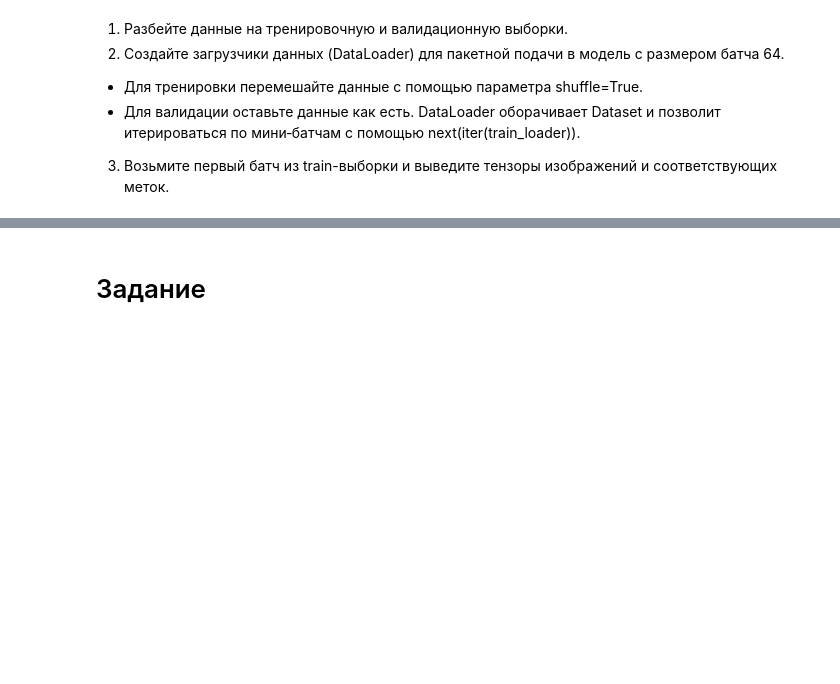
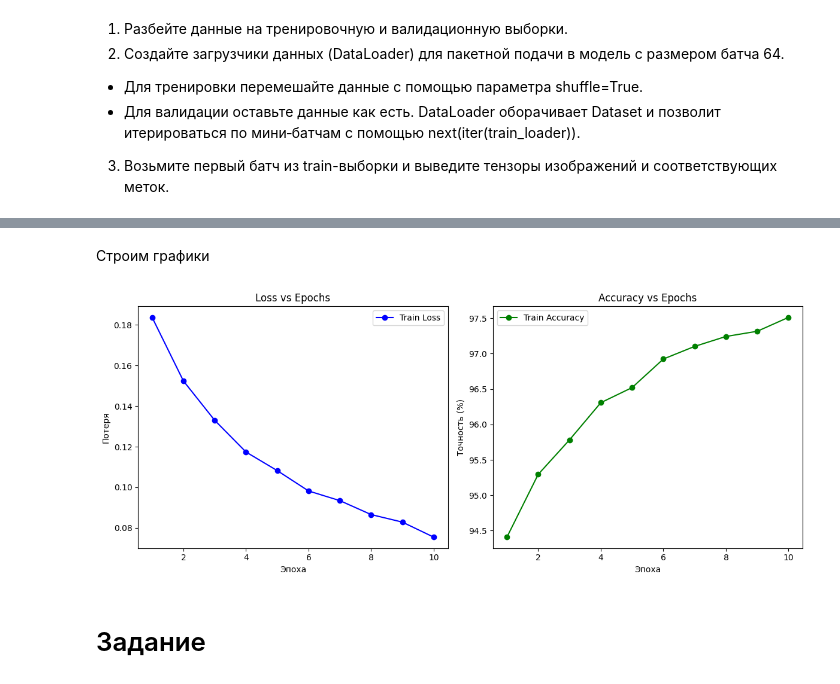
Before and after one commit to umashka/dle-sprint-1, a Jupyter notebook: MLP-MNIST.ipynb, the cells around one changed output, grey strips where cells are left out. Saved outputs shown, nothing was run; the diff lists cells and outputs as text; code cells hidden in the pictures; blank space fills up the shorter version.

Commit message:
Обучение MLP: функция потерь, цикл обучения

```diff
--- a/MLP-MNIST.ipynb
+++ b/MLP-MNIST.ipynb
@@ -141,0 +536,15 @@ labels.shape: torch.Size([64])
+# %%
+# Инициализируем модель
+model = AdvancedMNISTMLPList()
+
+
+# Загружаем данные MNIST (тренировочный и тестовый набор)
+transform = transforms.Compose([transforms.ToTensor()])
+train_dataset = datasets.MNIST(root='./data', train=True, download=False, transform=transform)
+test_dataset  = datasets.MNIST(root='./data', train=False, download=False, transform=transform)
+
+
+train_loader = DataLoader(train_dataset, batch_size=64, shuffle=True)
+test_loader  = DataLoader(test_dataset,  batch_size=1000, shuffle=False)
+
+train_loader, test_loader
@@ -141,0 +556,4 @@ labels.shape: torch.Size([64])
+# %%
+# Инициализируем функцию потерь и оптимизатор
+criterion = nn.CrossEntropyLoss()
+optimizer = optim.Adam(model.parameters(), lr=0.001)
@@ -142,3 +689,34 @@ labels.shape: torch.Size([64])
+# %% [markdown]
+Строим графики
+# %%
+# Построение графиков потерь и точности
+import matplotlib.pyplot as plt
+
+
+epochs = range(1, num_epochs+1)
+plt.figure(figsize=(12,5))
+
+
+plt.subplot(1, 2, 1)
+plt.plot(epochs, train_losses, marker='o', color='blue', label='Train Loss')
+plt.title('Loss vs Epochs')
+plt.xlabel('Эпоха')
+plt.ylabel('Потеря')
+plt.legend()
+
+
+plt.subplot(1, 2, 2)
+plt.plot(epochs, train_accuracies, marker='o', color='green', label='Train Accuracy')
+plt.title('Accuracy vs Epochs')
+plt.xlabel('Эпоха')
+plt.ylabel('Точность (%)')
+plt.legend()
+
+
+plt.tight_layout()
+plt.show()
+# %% [output]
+[figure, added]
 # %% [markdown]
 # Задание
 # %% [markdown]
```
Also changed, not shown: parts of 41 cells of this notebook, 1 other file.
